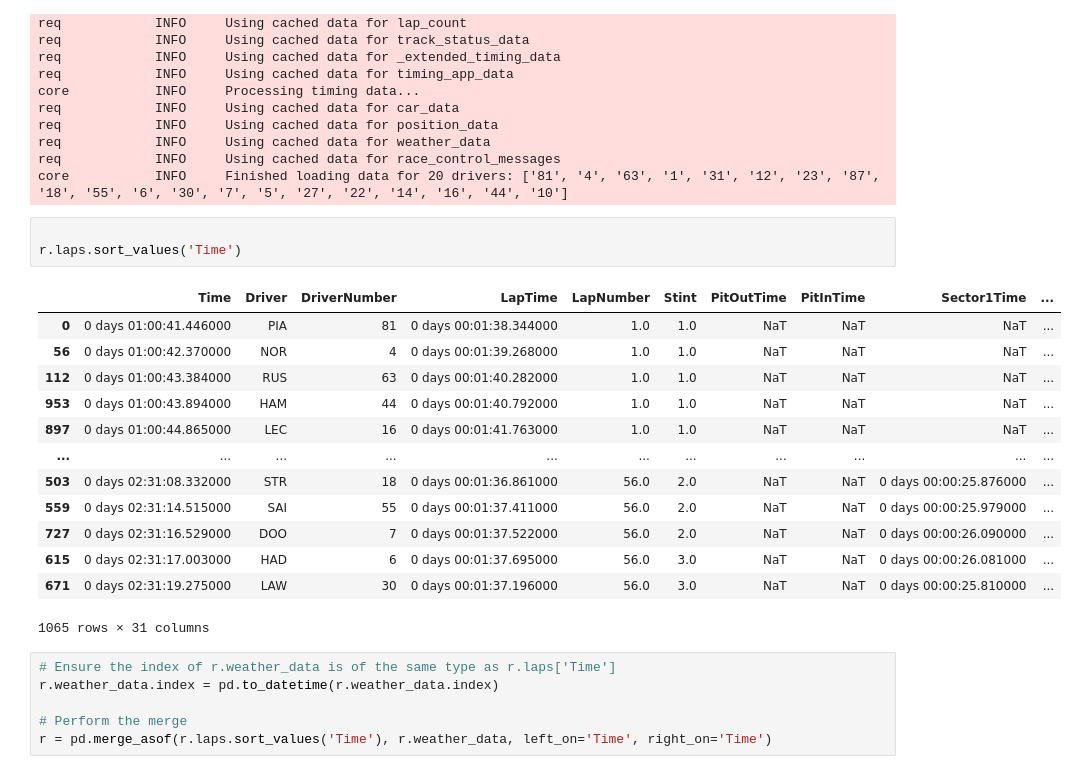
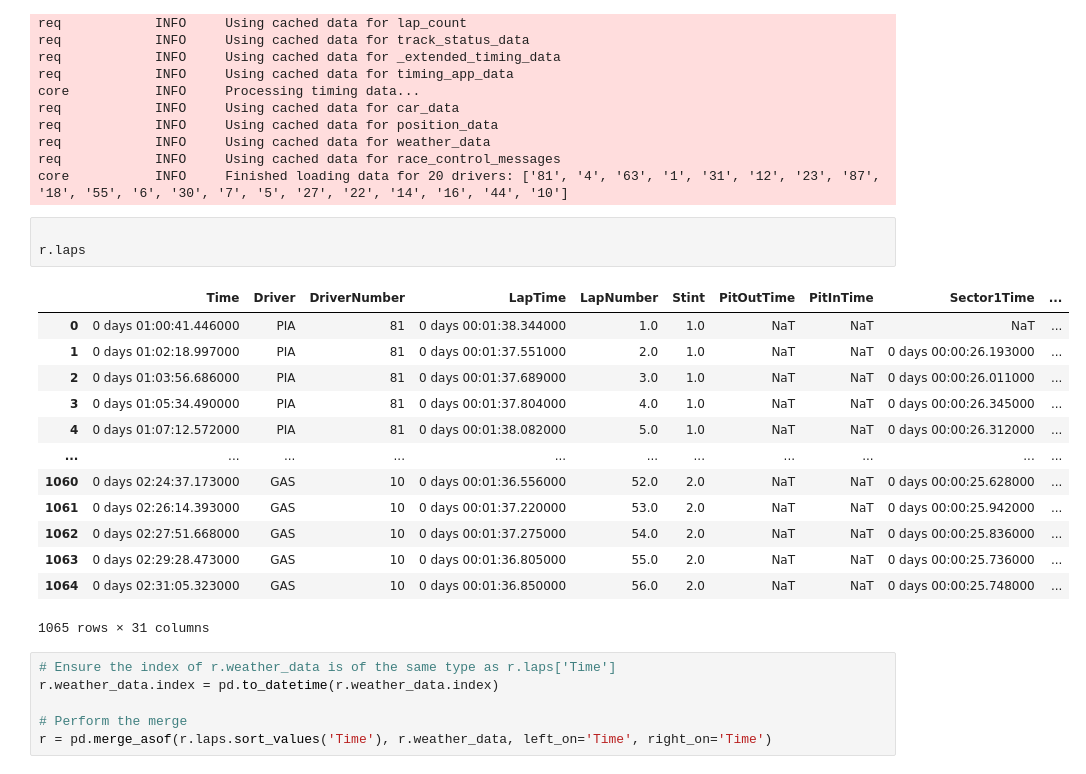
Before and after one commit to zman51500/GCUProj, a Jupyter notebook: V2/test.ipynb, the cells around one changed output. Saved outputs shown, nothing was run; the diff lists cells and outputs as text.

```diff
--- a/V2/test.ipynb
+++ b/V2/test.ipynb
@@ -122,20 +146,20 @@ req            INFO     Using cached data for race_control_messages
 core           INFO     Finished loading data for 20 drivers: ['81', '4', '63', '1', '31', '12', '23', '87', '18', '55', '6', '30', '7', '5', '27', '22', '14', '16', '44', '10']
 # %%
 
-r.laps.sort_values('Time')
+r.laps
 # %% [output]
 |  | Time | Driver | DriverNumber | LapTime | LapNumber | Stint | PitOutTime | PitInTime | Sector1Time | ... |
 | 0 | 0 days 01:00:41.446000 | PIA | 81 | 0 days 00:01:38.344000 | 1.0 | 1.0 | NaT | NaT | NaT | ... |
-| 56 | 0 days 01:00:42.370000 | NOR | 4 | 0 days 00:01:39.268000 | 1.0 | 1.0 | NaT | NaT | NaT | ... |
-| 112 | 0 days 01:00:43.384000 | RUS | 63 | 0 days 00:01:40.282000 | 1.0 | 1.0 | NaT | NaT | NaT | ... |
-| 953 | 0 days 01:00:43.894000 | HAM | 44 | 0 days 00:01:40.792000 | 1.0 | 1.0 | NaT | NaT | NaT | ... |
-| 897 | 0 days 01:00:44.865000 | LEC | 16 | 0 days 00:01:41.763000 | 1.0 | 1.0 | NaT | NaT | NaT | ... |
+| 1 | 0 days 01:02:18.997000 | PIA | 81 | 0 days 00:01:37.551000 | 2.0 | 1.0 | NaT | NaT | 0 days 00:00:26.193000 | ... |
+| 2 | 0 days 01:03:56.686000 | PIA | 81 | 0 days 00:01:37.689000 | 3.0 | 1.0 | NaT | NaT | 0 days 00:00:26.011000 | ... |
+| 3 | 0 days 01:05:34.490000 | PIA | 81 | 0 days 00:01:37.804000 | 4.0 | 1.0 | NaT | NaT | 0 days 00:00:26.345000 | ... |
+| 4 | 0 days 01:07:12.572000 | PIA | 81 | 0 days 00:01:38.082000 | 5.0 | 1.0 | NaT | NaT | 0 days 00:00:26.312000 | ... |
 | ... | ... | ... | ... | ... | ... | ... | ... | ... | ... | ... |
-| 503 | 0 days 02:31:08.332000 | STR | 18 | 0 days 00:01:36.861000 | 56.0 | 2.0 | NaT | NaT | 0 days 00:00:25.876000 | ... |
-| 559 | 0 days 02:31:14.515000 | SAI | 55 | 0 days 00:01:37.411000 | 56.0 | 2.0 | NaT | NaT | 0 days 00:00:25.979000 | ... |
-| 727 | 0 days 02:31:16.529000 | DOO | 7 | 0 days 00:01:37.522000 | 56.0 | 2.0 | NaT | NaT | 0 days 00:00:26.090000 | ... |
-| 615 | 0 days 02:31:17.003000 | HAD | 6 | 0 days 00:01:37.695000 | 56.0 | 3.0 | NaT | NaT | 0 days 00:00:26.081000 | ... |
-| 671 | 0 days 02:31:19.275000 | LAW | 30 | 0 days 00:01:37.196000 | 56.0 | 3.0 | NaT | NaT | 0 days 00:00:25.810000 | ... |
+| 1060 | 0 days 02:24:37.173000 | GAS | 10 | 0 days 00:01:36.556000 | 52.0 | 2.0 | NaT | NaT | 0 days 00:00:25.628000 | ... |
+| 1061 | 0 days 02:26:14.393000 | GAS | 10 | 0 days 00:01:37.220000 | 53.0 | 2.0 | NaT | NaT | 0 days 00:00:25.942000 | ... |
+| 1062 | 0 days 02:27:51.668000 | GAS | 10 | 0 days 00:01:37.275000 | 54.0 | 2.0 | NaT | NaT | 0 days 00:00:25.836000 | ... |
+| 1063 | 0 days 02:29:28.473000 | GAS | 10 | 0 days 00:01:36.805000 | 55.0 | 2.0 | NaT | NaT | 0 days 00:00:25.736000 | ... |
+| 1064 | 0 days 02:31:05.323000 | GAS | 10 | 0 days 00:01:36.850000 | 56.0 | 2.0 | NaT | NaT | 0 days 00:00:25.748000 | ... |
 1065 rows × 31 columns
 # %%
 # Ensure the index of r.weather_data is of the same type as r.laps['Time']
```
Also changed, not shown: parts of 4 cells of this notebook, 11 other files.
